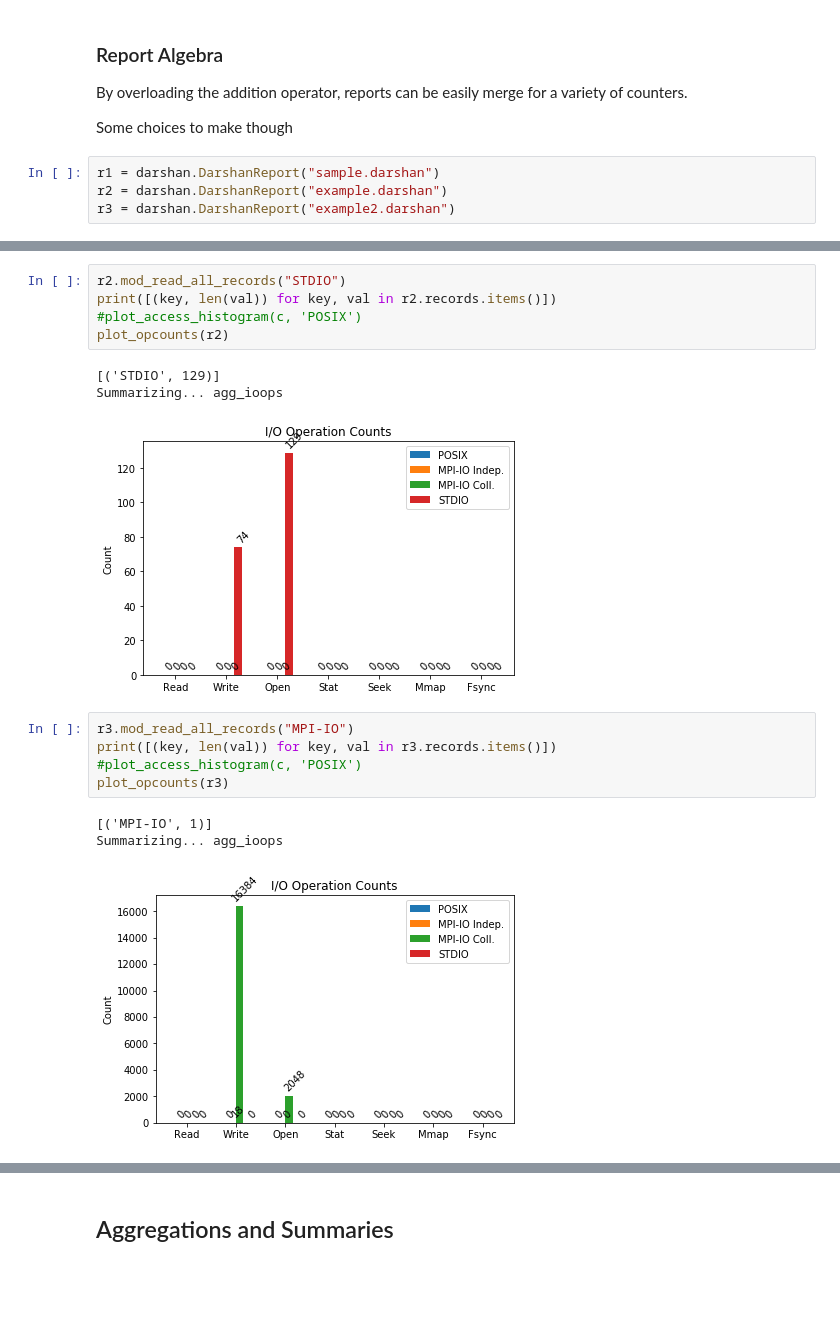
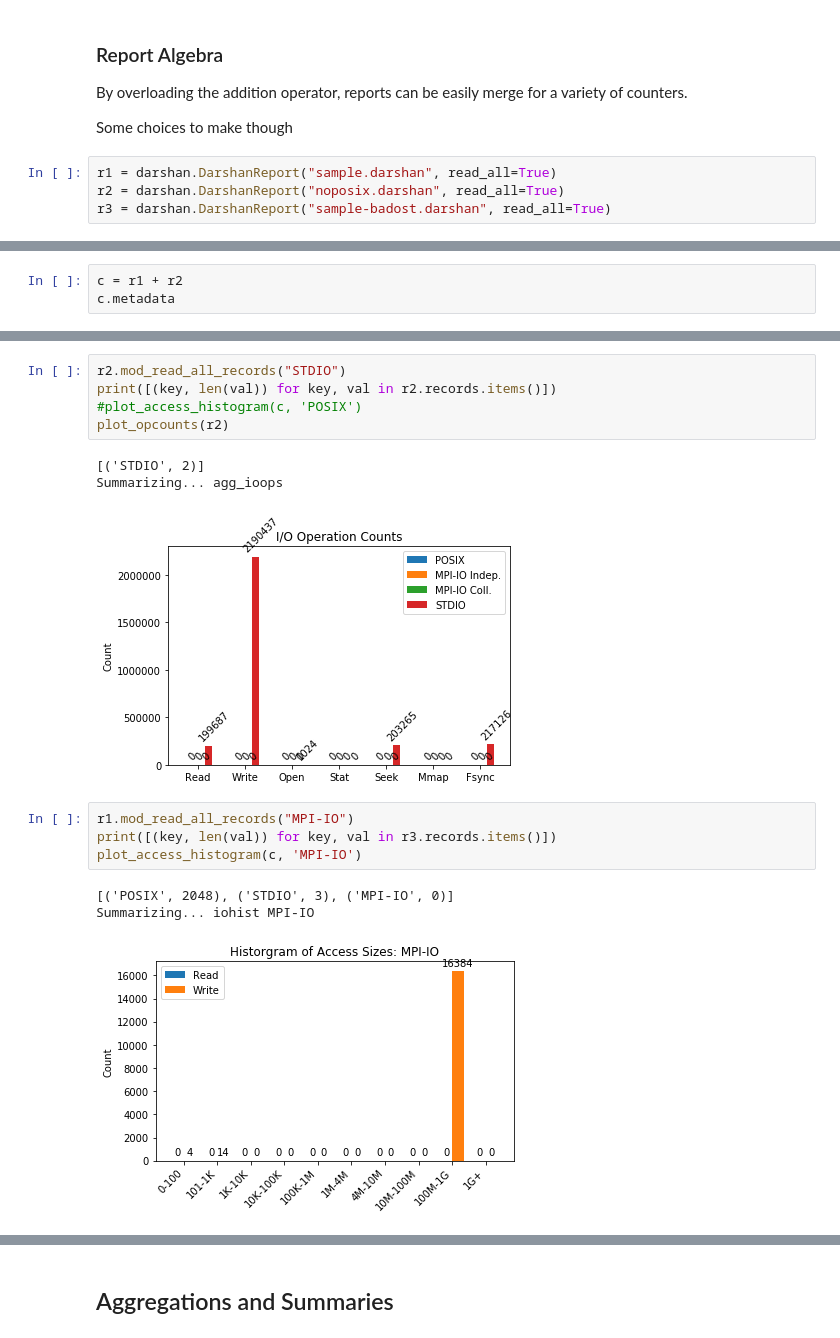
Before and after one commit to darshan-hpc/darshan, a Jupyter notebook: darshan-util/pydarshan/examples/03_darshan-report-algebra.ipynb, the cells around one changed output, grey strips where cells are left out. Drawn from its saved outputs; the diff is of its cells as text; blank space fills up the shorter version.

```diff
--- a/darshan-util/pydarshan/examples/03_darshan-report-algebra.ipynb
+++ b/darshan-util/pydarshan/examples/03_darshan-report-algebra.ipynb
@@ -13,6 +24,6 @@ By overloading the addition operator, reports can be easily merge for a variety
 
 Some choices to make though
 # %%
-r1 = darshan.DarshanReport("sample.darshan")
-r2 = darshan.DarshanReport("example.darshan")
-r3 = darshan.DarshanReport("example2.darshan")
+r1 = darshan.DarshanReport("sample.darshan", read_all=True)
+r2 = darshan.DarshanReport("noposix.darshan", read_all=True)
+r3 = darshan.DarshanReport("sample-badost.darshan", read_all=True)
@@ -23,0 +159,3 @@ True
+# %%
+c = r1 + r2
+c.metadata
@@ -36,16 +219,15 @@ print([(key, len(val)) for key, val in r2.records.items()])
 #plot_access_histogram(c, 'POSIX')
 plot_opcounts(r2)
 # %% [output]
-[('STDIO', 129)]
+[('STDIO', 2)]
 Summarizing... agg_ioops
-[figure, old version]
+[figure, new version]
 # %%
-r3.mod_read_all_records("MPI-IO")
+r1.mod_read_all_records("MPI-IO")
 print([(key, len(val)) for key, val in r3.records.items()])
-#plot_access_histogram(c, 'POSIX')
-plot_opcounts(r3)
+plot_access_histogram(c, 'MPI-IO')
 # %% [output]
-[('MPI-IO', 1)]
-Summarizing... agg_ioops
+[('POSIX', 2048), ('STDIO', 3), ('MPI-IO', 0)]
+Summarizing... iohist MPI-IO
-[figure, old version]
+[figure, new version]
 # %%
```
Also changed, not shown: parts of 21 cells of this notebook, 10 other files.
